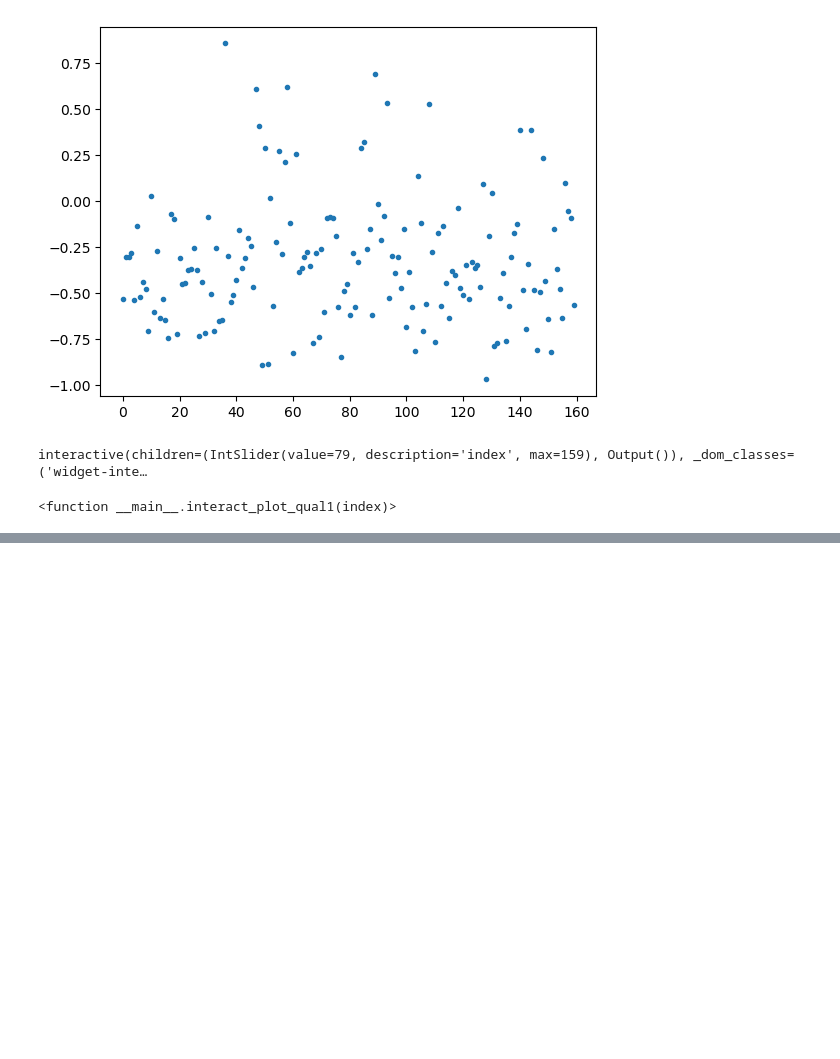
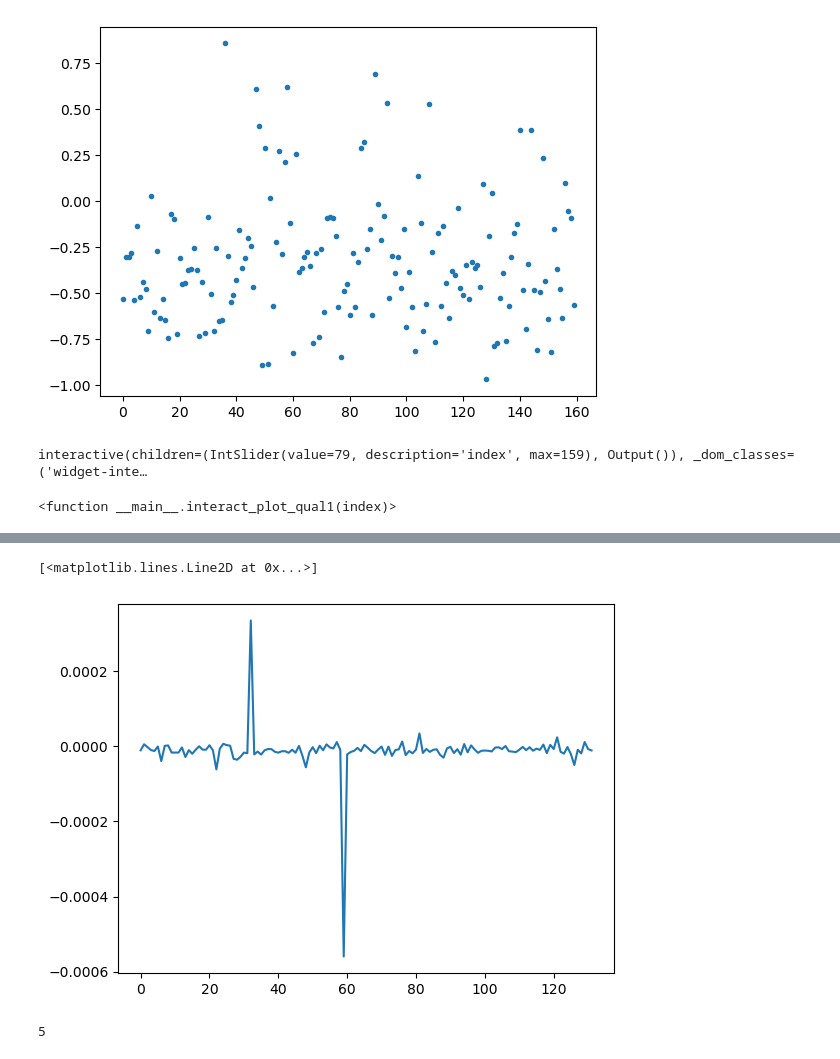
Before and after one commit to alexmundt/waveform-stft-denoise, a Jupyter notebook: Model - Testing.ipynb, the cells around one changed output, grey strips where cells are left out. Saved outputs shown, nothing was run; the diff lists cells and outputs as text; code cells hidden in the pictures; blank space fills up the shorter version.

```diff
--- a/Model - Testing.ipynb
+++ b/Model - Testing.ipynb
@@ -333,0 +359,14 @@ interactive(children=(IntSlider(value=79, description='index', max=159), Output(
+# %%
+denoised_compare_base = denoised_waveforms[1]
+
+mean_compare = np.mean(original_set-denoised_compare_base, axis=1)
+var_compare = np.var(original_set-denoised_compare_base, axis=1)
+# %%
+plt.plot(mean_compare)
+# %% [output]
+[<matplotlib.lines.Line2D at 0x...>]
+[figure, added]
+# %%
+np.argmin(np.absolute(mean_compare))
+# %% [output]
+5
```
Also changed, not shown: parts of 31 cells of this notebook.
